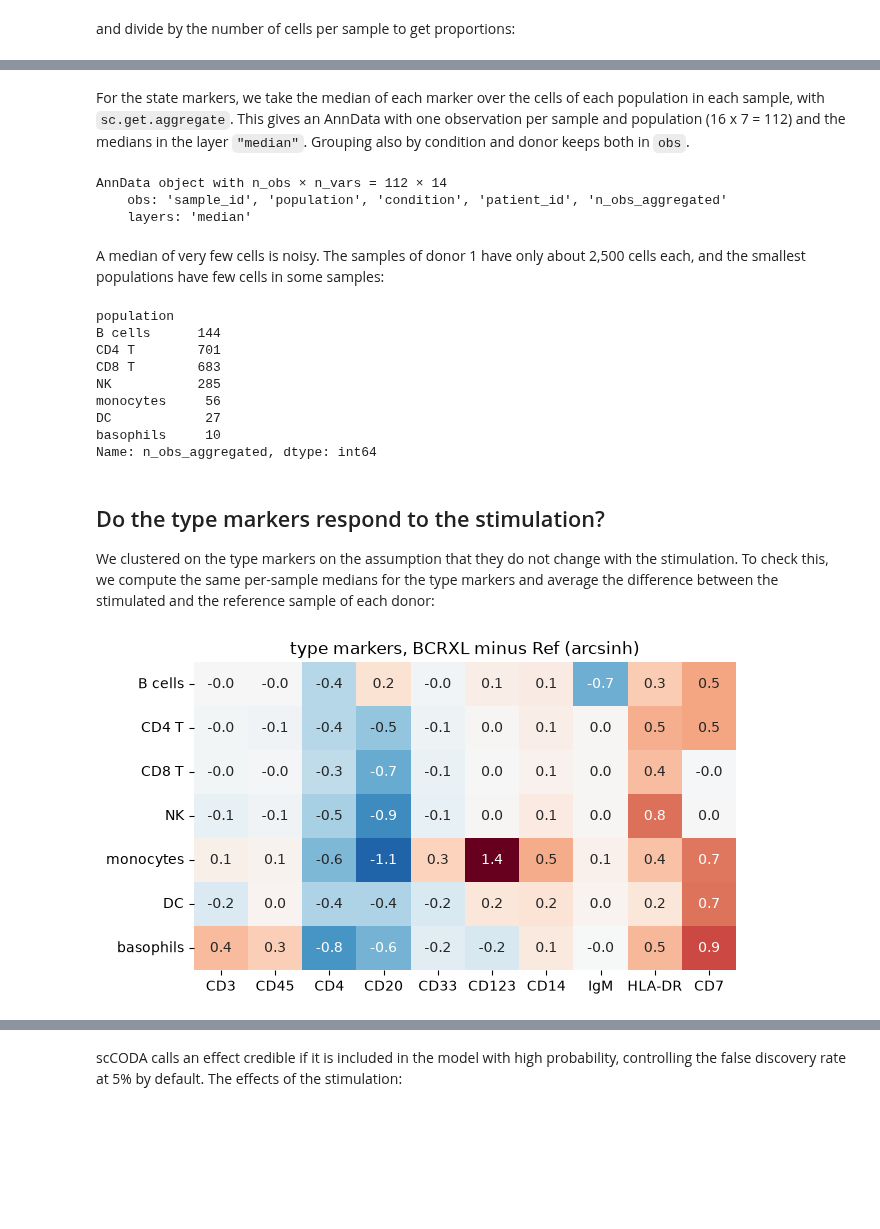
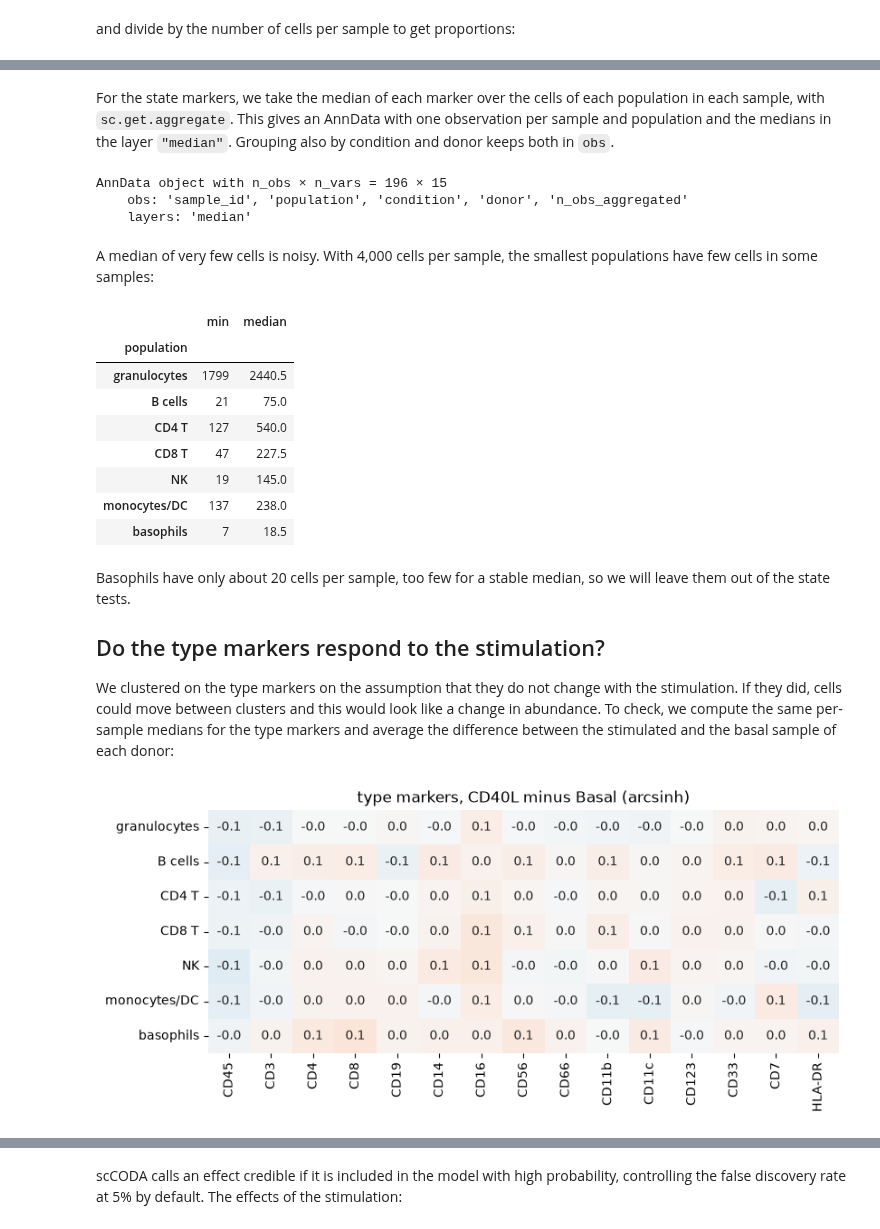
Before and after one commit to scverse/pytometry, a Jupyter notebook: docs/examples/04_statistics.ipynb, the cells around one changed output, grey strips where cells are left out. Cells and saved outputs as stored; diff of their text form; code cells hidden in the pictures; blank space fills up the shorter version.

```diff
--- a/docs/examples/04_statistics.ipynb
+++ b/docs/examples/04_statistics.ipynb
@@ -85,9 +65,6 @@ We read each FCS file with `pm.io.read_fcs` and concatenate them into one AnnDat
 # %%
-adatas = {
-    row.sample_id: pm.io.read_fcs(fcs_paths[row.file_name], ignore_offset_error=True) for row in metadata.itertuples()
-}
+adatas = {row.sample_id: pm.io.read_fcs(row.path) for row in samples.itertuples()}
 adata = ad.concat(adatas, label="sample_id", index_unique="-")
-sample_info = metadata.set_index("sample_id")[["condition", "patient_id"]]
-adata.obs = adata.obs.join(sample_info, on="sample_id")
+adata.obs = adata.obs.join(samples.set_index("sample_id")[["donor", "condition"]], on="sample_id")
 adata
 # %% [output]
@@ -99,3 +75,0 @@ We keep the 24 markers of the panel (dropping time, DNA and barcoding channels)
-# %%
-adata = adata[:, panel["antigen"]].copy()
-pm.tl.normalize_arcsinh(adata, cofactor=5)
@@ -200,50 +213,46 @@ proportions.round(3).head()
 # %% [markdown]
-For the state markers, we take the median of each marker over the cells of each population in each sample, with `sc.get.aggregate`. This gives an AnnData with one observation per sample and population (16 x 7 = 112) and the medians in the layer `"median"`. Grouping also by condition and donor keeps both in `obs`.
+For the state markers, we take the median of each marker over the cells of each population in each sample, with `sc.get.aggregate`. This gives an AnnData with one observation per sample and population and the medians in the layer `"median"`. Grouping also by condition and donor keeps both in `obs`.
 # %%
-pseudobulk = sc.get.aggregate(
-    adata[:, state_markers],
-    by=["sample_id", "population", "condition", "patient_id"],
-    func="median",
-)
+by = ["sample_id", "population", "condition", "donor"]
+pseudobulk = sc.get.aggregate(adata[:, state_markers], by=by, func="median")
 pseudobulk
 # %% [output]
-AnnData object with n_obs × n_vars = 112 × 14
-    obs: 'sample_id', 'population', 'condition', 'patient_id', 'n_obs_aggregated'
+AnnData object with n_obs × n_vars = 196 × 15
+    obs: 'sample_id', 'population', 'condition', 'donor', 'n_obs_aggregated'
     layers: 'median'
 # %% [markdown]
-A median of very few cells is noisy. The samples of donor 1 have only about 2,500 cells each, and the smallest populations have few cells in some samples:
+A median of very few cells is noisy. With 4,000 cells per sample, the smallest populations have few cells in some samples:
 # %%
-pseudobulk.obs.groupby("population", observed=True)["n_obs_aggregated"].min()
+pseudobulk.obs.groupby("population", observed=True)["n_obs_aggregated"].agg(["min", "median"])
 # %% [output]
-population
-B cells      144
-CD4 T        701
-CD8 T        683
-NK           285
-monocytes     56
-DC            27
-basophils     10
-Name: n_obs_aggregated, dtype: int64
+|  | min | median |
+| population |  |  |
+| granulocytes | 1799 | 2440.5 |
+| B cells | 21 | 75.0 |
+| CD4 T | 127 | 540.0 |
+| CD8 T | 47 | 227.5 |
+| NK | 19 | 145.0 |
+| monocytes/DC | 137 | 238.0 |
+| basophils | 7 | 18.5 |
 # %% [markdown]
+Basophils have only about 20 cells per sample, too few for a stable median, so we will leave them out of the state tests.
+
 ## Do the type markers respond to the stimulation?
 
-We clustered on the type markers on the assumption that they do not change with the stimulation. To check this, we compute the same per-sample medians for the type markers and average the difference between the stimulated and the reference sample of each donor:
+We clustered on the type markers on the assumption that they do not change with the stimulation. If they did, cells could move between clusters and this would look like a change in abundance. To check, we compute the same per-sample medians for the type markers and average the difference between the stimulated and the basal sample of each donor:
 # %%
-type_pseudobulk = sc.get.aggregate(
-    adata[:, type_markers], by=["sample_id", "population", "condition", "patient_id"], func="median"
+type_pseudobulk = sc.get.aggregate(adata[:, type_markers], by=by, func="median")
+type_medians = (
+    type_pseudobulk.to_df(layer="median")
+    .join(type_pseudobulk.obs)
+    .pivot_table(index=["population", "donor"], columns="condition", values=type_markers, observed=True)
 )
-type_medians = type_pseudobulk.to_df(layer="median").join(type_pseudobulk.obs)
-type_medians = type_medians.pivot_table(
-    index=["population", "patient_id"], columns="condition", values=type_markers, observed=True
-)
-type_shift = (
-    (type_medians.xs("BCRXL", axis=1, level=1) - type_medians.xs("Ref", axis=1, level=1)).groupby("population").mean()
-)
-type_shift = type_shift[type_markers]
+type_shift = type_medians.xs("CD40L", axis=1, level=1) - type_medians.xs("Basal", axis=1, level=1)
+type_shift = type_shift.groupby("population").mean()[type_markers]
 
-fig, ax = plt.subplots(figsize=(7, 4))
-sns.heatmap(type_shift, cmap="RdBu_r", center=0, annot=True, fmt=".1f", cbar=False, ax=ax)
-ax.set(xlabel="", ylabel="", title="type markers, BCRXL minus Ref (arcsinh)");
+fig, ax = plt.subplots(figsize=(9, 3.5))
+sns.heatmap(type_shift, cmap="RdBu_r", center=0, vmin=-1, vmax=1, annot=True, fmt=".1f", cbar=False, ax=ax)
+ax.set(xlabel="", ylabel="", title="type markers, CD40L minus Basal (arcsinh)");
 # %% [output]
-[figure, old version]
+[figure, new version]
 # %% [markdown]
```
Also changed, not shown: parts of 52 cells of this notebook.
